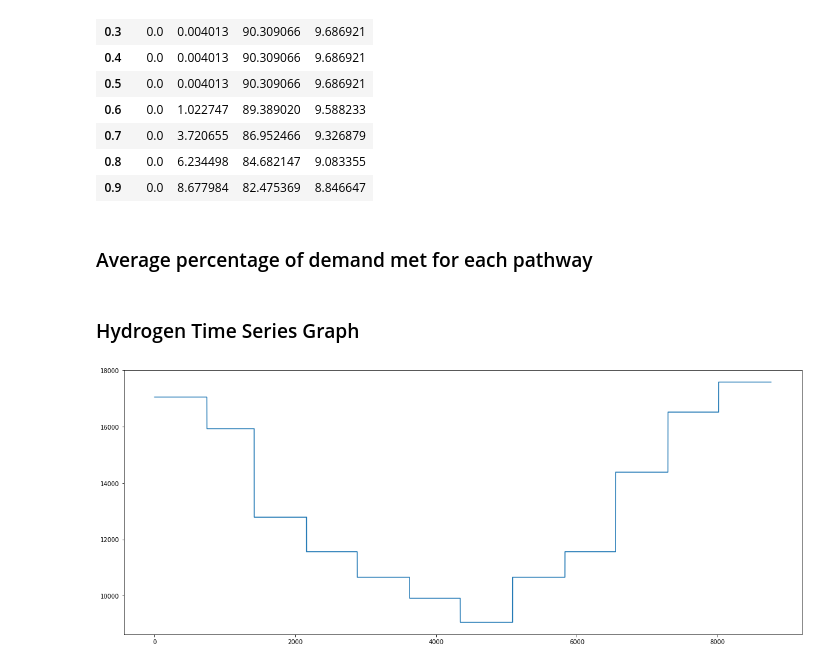
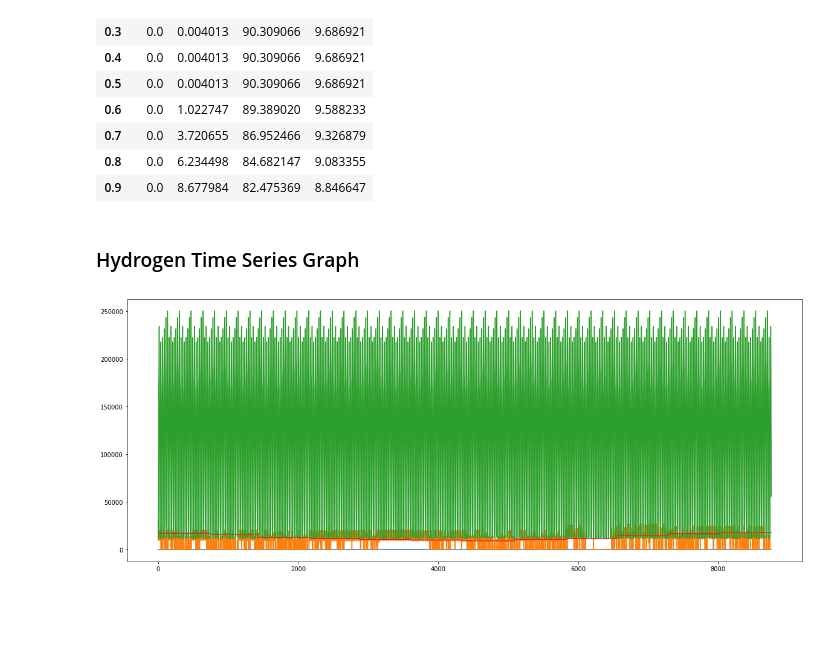
Before and after one commit to lewisjko/FYDP, a Jupyter notebook: FYDP.ipynb, the cells around one changed output. Drawn from its saved outputs; the diff is of its cells as text; code cells hidden in the pictures; blank space fills up the shorter version.

Commit message:
most updated version of notebook

```diff
--- a/FYDP.ipynb
+++ b/FYDP.ipynb
@@ -1839,7 +2184,7 @@ for col_name in ['N_electrolyzer','N_booster','N_prestorage','N_tank','em_offset
         var_list = [0,0,0,0]
         col_name_2 = df[df['variable'].str.contains(col_name)]['variable'].tolist()[0]
         var_value = df.loc[df['variable']==col_name_2,'value'].tolist()[0]
-        var_list[1] = var_value
+        var_list[2] = var_value
     else:
         for df in [RNG_result_df, HENG_result_df, transportation_result_df, industry_result_df]:
             col_name_2 = df[df['variable'].str.contains(col_name)]['variable'].tolist()[0]
@@ -1859,7 +2204,7 @@ final_df['total_cost'] = final_df['CAPEX'] + final_df['OPEX'] * TVM
 SBG_count_zero_list = [len(SBG) - np.count_nonzero(SBG)] * 4
 SBG_sum_list = [sum(SBG) * (10**-8)] * 4
 final_df = pd.concat([final_df,pd.DataFrame(SBG_count_zero_list,columns=['SBG_count_zero'])],axis=1)
-final_df = pd.concat([final_df,pd.DataFrame(SBG_sum_list,columns=['SBG_sum'])],axis=1)
+final_df = pd.concat([final_df,pd.DataFrame(SBG_sum_list,columns=['Total SBG Available (10^8 kWh)'])],axis=1)
 
 
 
@@ -1907,29 +2252,14 @@ for df in [RNG_result_df, HENG_result_df, transportation_result_df, industry_res
 
     E_SBG_pct_list.append(np.nanmean(pct_list))
 
-    #Average Demand Satisfaction
-    #This has to be customized for each pathway - but worth doing it i guess
-    #Ask groupmates to upload the most recent codes for each sector
-    #Then i will calculate this - let's talk again on Thursday
-    pct_list = []
-    for x,y in zip(H2_list,D):
-        if y == 0:
-            pct_list.append(np.NAN)
-        else:
-            pct_list.append(( x / y * 100 ))
-
-    H2_D_pct_list.append(np.nanmean(pct_list))
-
-
-
 
 
 final_df = pd.concat([final_df,pd.DataFrame(E_count_zero_list,columns=['E_count_zero'])],axis=1)
-final_df = pd.concat([final_df,pd.DataFrame(E_sum_list,columns=['E_sum'])],axis=1)
+final_df = pd.concat([final_df,pd.DataFrame(E_sum_list,columns=['Total Electricity Used (10^8 kWh)'])],axis=1)
 final_df = pd.concat([final_df,pd.DataFrame(E_SBG_pct_list,columns=['Average E/SBG %'])],axis=1)
-final_df = pd.concat([final_df,pd.DataFrame(H2_D_pct_list,columns=['Average H2/D %'])],axis=1)
+final_df['Overall E/SBG %'] = final_df['Total Electricity Used (10^8 kWh)'] /  final_df['Total SBG Available (10^8 kWh)'] * 100
 
-# final_df.index = index_label
+final_df.index = index_label
 display(final_df)
 # %% [output]
 |  | N_electrolyzer | N_booster | N_prestorage | N_tank | em_offset | CAPEX | OPEX | total_cost | ... |
@@ -2116,9 +2449,10 @@ ax = fig.add_subplot(111)
 for df in [combined_result_phi_1_df,combined_result_phi_2_df,combined_result_phi_3_df,combined_result_phi_4_df,combined_result_phi_5_df,combined_result_phi_6_df,combined_result_phi_7_df,combined_result_phi_8_df,combined_result_phi_9_df]:
     E_df = create_var_df_from_result(df,'E_',hour_str='Y')
     phi = df.loc[df['variable']=='phi','value'].tolist()[0]
-    plt.plot(E_df['hour'],E_df['value'],label=phi)
+    if phi != 1.0:
+        plt.plot(E_df['hour'],E_df['value'],label=phi)
 
-plt.plot(input_df.index.tolist(),input_df['SBG(kWh)'],label='SBG')
+# plt.plot(input_df.index.tolist(),input_df['SBG(kWh)'],label='SBG')
 
 plt.legend(loc='center left', bbox_to_anchor=(1.0, 0.5))
 # %% [output]
@@ -2204,30 +2538,28 @@ display(H2_summary.div(H2_summary.sum(1)/100,0))
 | 0.7 | 0.0 | 3.720655 | 86.952466 | 9.326879 |
 | 0.8 | 0.0 | 6.234498 | 84.682147 | 9.083355 |
 | 0.9 | 0.0 | 8.677984 | 82.475369 | 8.846647 |
-# %% [markdown]
-### Average percentage of demand met for each pathway
 # %% [markdown]
 ### Hydrogen Time Series Graph
 # %%
 %matplotlib inline
 import matplotlib.pyplot as plt
 
 fig = plt.figure(figsize = [20,8])
 ax = fig.add_subplot(111)
 
 
 for df in [combined_result_phi_8_df]:
     H2_1_df = create_var_df_from_result(df,'H2_1_',hour_str='Y')
 
     H2_2_df = create_var_df_from_result(df,'H2_2_',hour_str='Y')
 
     H2_3_df = create_var_df_from_result(df,'H2_3_',hour_str='Y')
 
     H2_4_df = create_var_df_from_result(df,'H2_4_',hour_str='Y')
 
-#     plt.plot(H2_1_df['hour'],H2_1_df['value'],label=str(1))
-#     plt.plot(H2_2_df['hour'],H2_2_df['value'],label=str(2))
-#     plt.plot(H2_3_df['hour'],H2_3_df['value'],label=str(3))
+    plt.plot(H2_1_df['hour'],H2_1_df['value'],label=str(1))
+    plt.plot(H2_2_df['hour'],H2_2_df['value'],label=str(2))
+    plt.plot(H2_3_df['hour'],H2_3_df['value'],label=str(3))
     plt.plot(H2_4_df['hour'],H2_4_df['value'],label=str(4))
 # %% [output]
-[figure, old version]
+[figure, new version]
```
Also changed, not shown: parts of 13 cells of this notebook.
